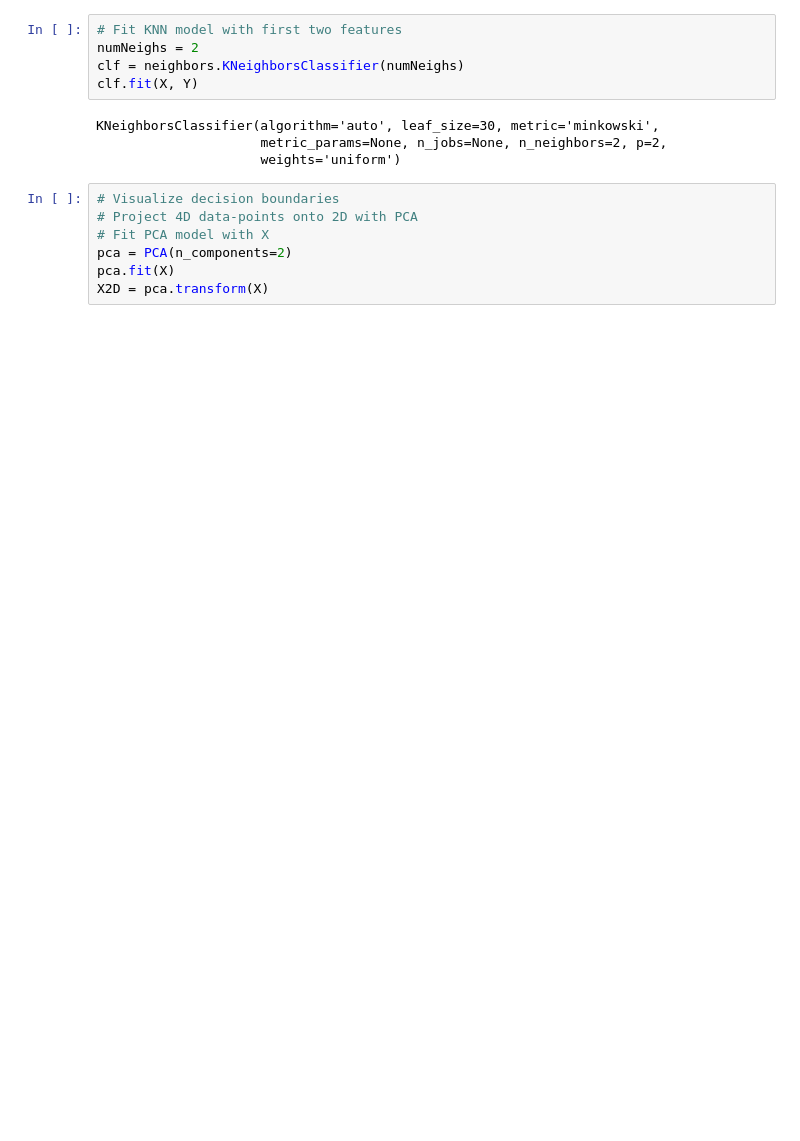
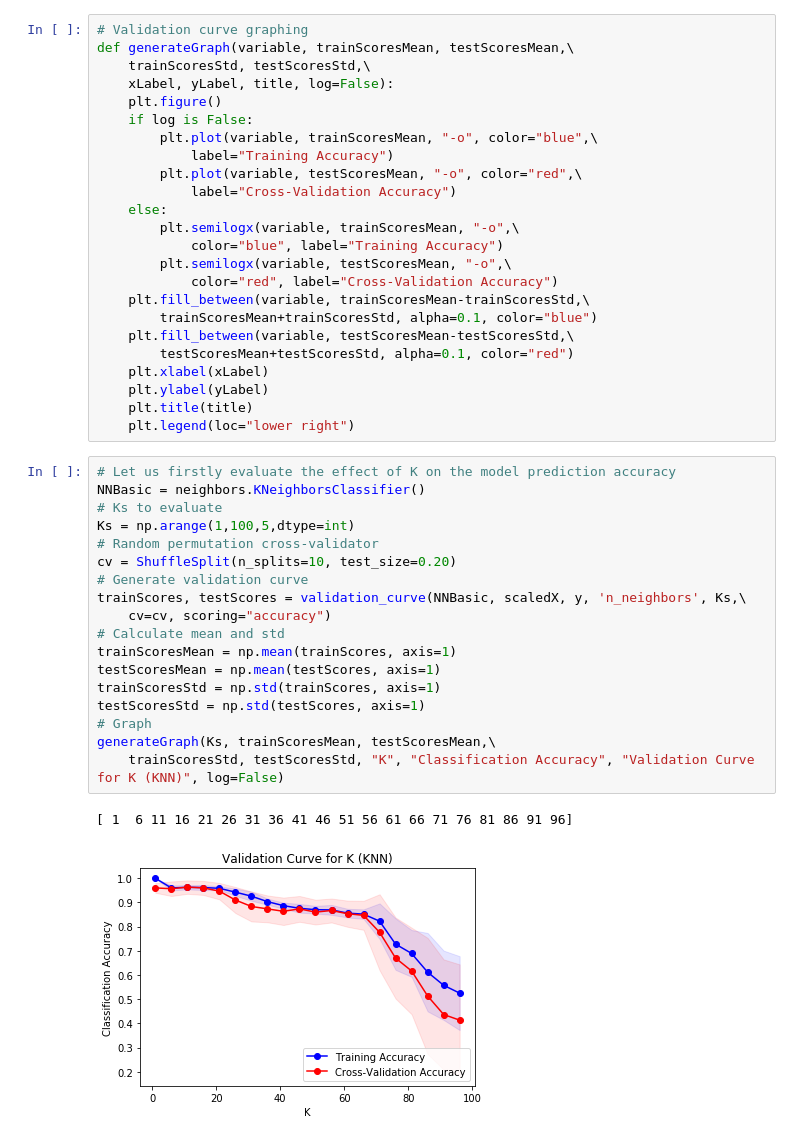
Before and after one commit to ycheng14799/MLProgrammingAssignmentWeek3, a Jupyter notebook: IrisKNearestNeighbors.ipynb, the cells around one changed output. Saved outputs shown, nothing was run; the diff lists cells and outputs as text; blank space fills up the shorter version.

```diff
--- a/IrisKNearestNeighbors.ipynb
+++ b/IrisKNearestNeighbors.ipynb
@@ -20,16 +20,45 @@ Y = iris.target
-# %%
-# Fit KNN model with first two features
-numNeighs = 2
-clf = neighbors.KNeighborsClassifier(numNeighs)
-clf.fit(X, Y)
-# %% [output]
-KNeighborsClassifier(algorithm='auto', leaf_size=30, metric='minkowski',
-                     metric_params=None, n_jobs=None, n_neighbors=2, p=2,
-                     weights='uniform')
-# %%
-# Visualize decision boundaries
-# Project 4D data-points onto 2D with PCA
-# Fit PCA model with X
-pca = PCA(n_components=2)
-pca.fit(X)
-X2D = pca.transform(X)
+# %%
+# Validation curve graphing
+def generateGraph(variable, trainScoresMean, testScoresMean,\
+    trainScoresStd, testScoresStd,\
+    xLabel, yLabel, title, log=False):
+    plt.figure()
+    if log is False:
+        plt.plot(variable, trainScoresMean, "-o", color="blue",\
+            label="Training Accuracy")
+        plt.plot(variable, testScoresMean, "-o", color="red",\
+            label="Cross-Validation Accuracy")
+    else:
+        plt.semilogx(variable, trainScoresMean, "-o",\
+            color="blue", label="Training Accuracy")
+        plt.semilogx(variable, testScoresMean, "-o",\
+            color="red", label="Cross-Validation Accuracy")
+    plt.fill_between(variable, trainScoresMean-trainScoresStd,\
+        trainScoresMean+trainScoresStd, alpha=0.1, color="blue")
+    plt.fill_between(variable, testScoresMean-testScoresStd,\
+        testScoresMean+testScoresStd, alpha=0.1, color="red")
+    plt.xlabel(xLabel)
+    plt.ylabel(yLabel)
+    plt.title(title)
+    plt.legend(loc="lower right")
+# %%
+# Let us firstly evaluate the effect of K on the model prediction accuracy
+NNBasic = neighbors.KNeighborsClassifier()
+# Ks to evaluate
+Ks = np.arange(1,100,5,dtype=int)
+# Random permutation cross-validator
+cv = ShuffleSplit(n_splits=10, test_size=0.20)
+# Generate validation curve
+trainScores, testScores = validation_curve(NNBasic, scaledX, y, 'n_neighbors', Ks,\
+    cv=cv, scoring="accuracy")
+# Calculate mean and std
+trainScoresMean = np.mean(trainScores, axis=1)
+testScoresMean = np.mean(testScores, axis=1)
+trainScoresStd = np.std(trainScores, axis=1)
+testScoresStd = np.std(testScores, axis=1)
+# Graph
+generateGraph(Ks, trainScoresMean, testScoresMean,\
+    trainScoresStd, testScoresStd, "K", "Classification Accuracy", "Validation Curve for K (KNN)", log=False)
+# %% [output]
+[ 1  6 11 16 21 26 31 36 41 46 51 56 61 66 71 76 81 86 91 96]
+[figure, added]
```
Also changed, not shown: parts of 8 cells of this notebook, 15 other files.
